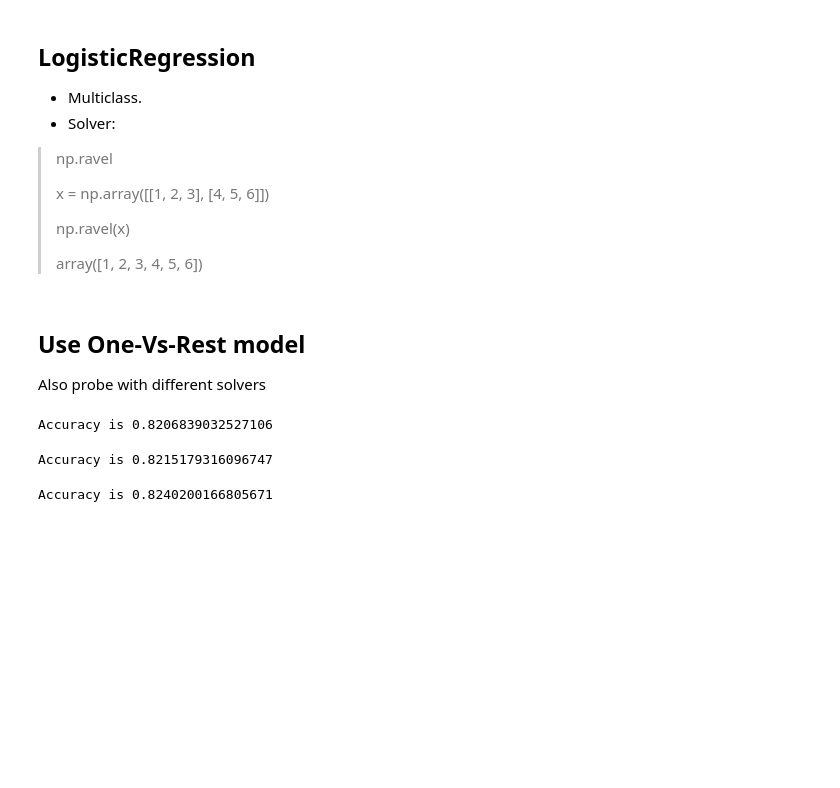
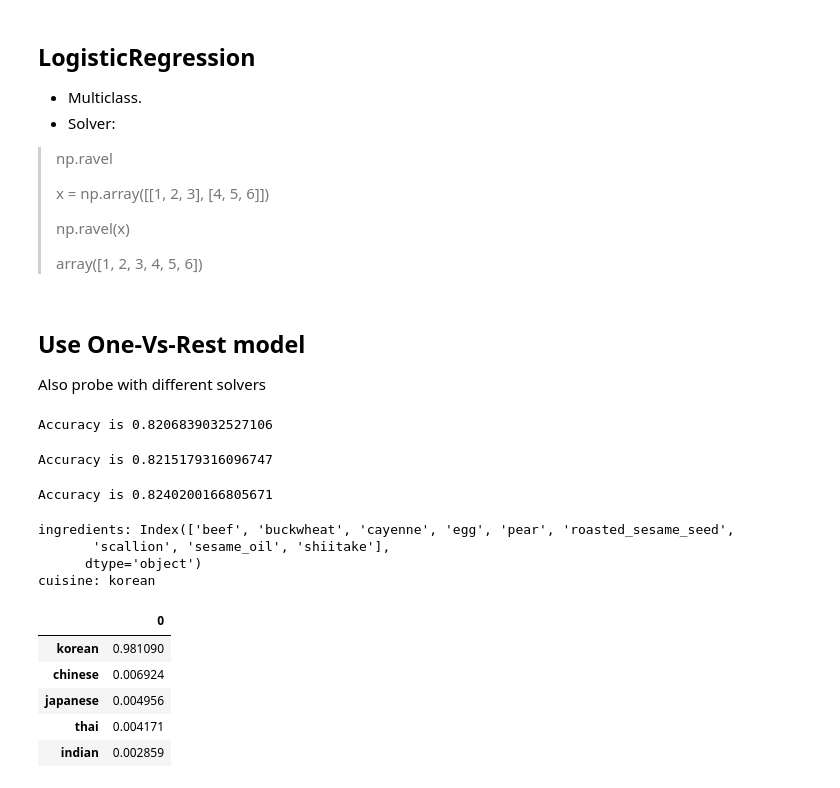
Before and after one commit to clayton-iliquin/MS_ML-For-Beginners, a Jupyter notebook: 4-Classification/2-Classifiers-1/notebook.ipynb, the cells around one changed output. Cells and saved outputs as stored; diff of their text form; code cells hidden in the pictures; blank space fills up the shorter version.

```diff
--- a/4-Classification/2-Classifiers-1/notebook.ipynb
+++ b/4-Classification/2-Classifiers-1/notebook.ipynb
@@ -84,3 +84,27 @@ accuracy = model.score(X_test, y_test)
 print ("Accuracy is {}".format(accuracy))
 # %% [output]
 Accuracy is 0.8240200166805671
+# %%
+print(f'ingredients: {X_test.iloc[70][X_test.iloc[70]!=0].keys()}')
+# The result is a serie, so we use .keys() to access only to the names
+print(f'cuisine: {y_test.iloc[70]}')
+# %% [output]
+ingredients: Index(['beef', 'buckwheat', 'cayenne', 'egg', 'pear', 'roasted_sesame_seed',
+       'scallion', 'sesame_oil', 'shiitake'],
+      dtype='object')
+cuisine: korean
+# %%
+test= X_test.iloc[70].values.reshape(-1, 1).T
+proba = model.predict_proba(test)
+classes = model.classes_
+resultdf = pd.DataFrame(data=proba, columns=classes)
+
+topPrediction = resultdf.T.sort_values(by=[0], ascending = [False])
+topPrediction.head()
+# %% [output]
+|  | 0 |
+| korean | 0.981090 |
+| chinese | 0.006924 |
+| japanese | 0.004956 |
+| thai | 0.004171 |
+| indian | 0.002859 |
```
Also changed, not shown: parts of 1 cell of this notebook, 4 other files.
